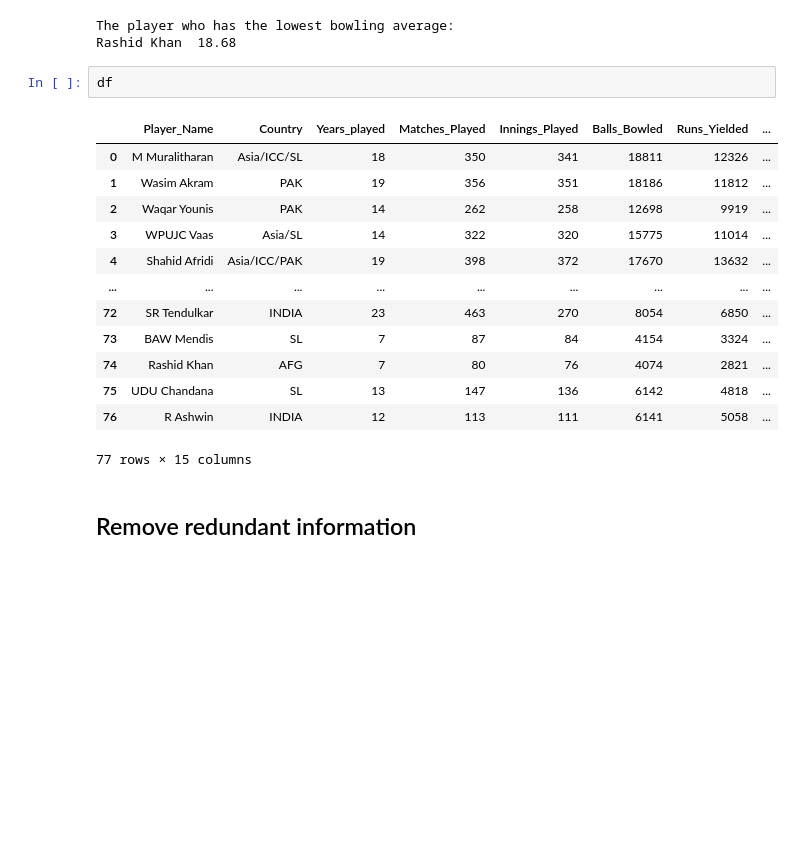
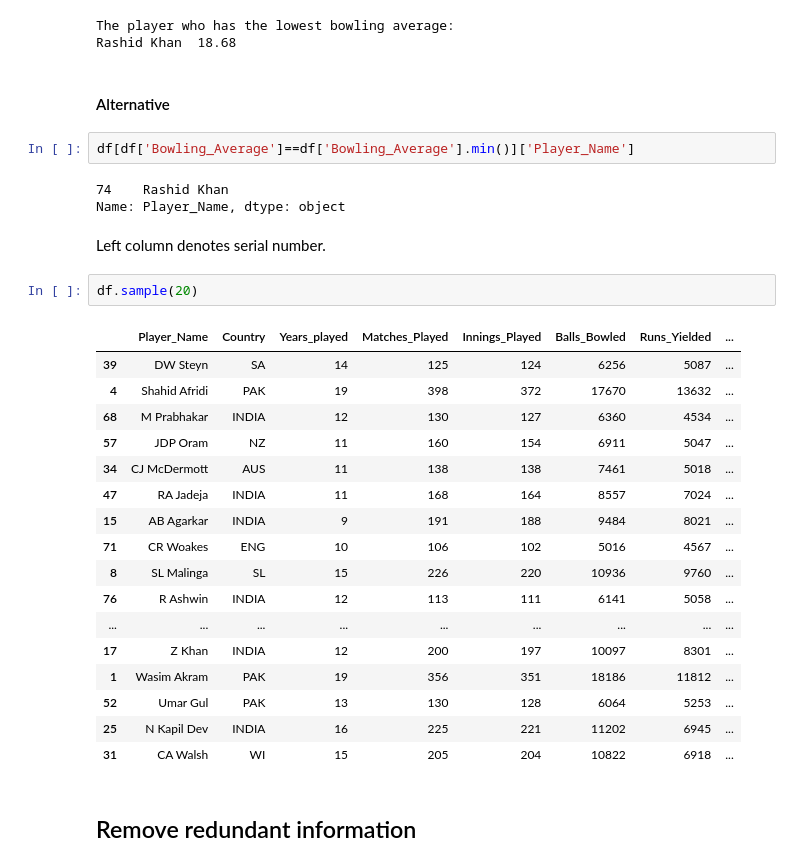
Before and after one commit to AudityGhosh/ODI_cricket_analysis, a Jupyter notebook: ODI_bowlers_analysis.ipynb, the cells around one changed output. Drawn from its saved outputs; the diff is of its cells as text; blank space fills up the shorter version.

```diff
--- a/ODI_bowlers_analysis.ipynb
+++ b/ODI_bowlers_analysis.ipynb
@@ -328,22 +377,35 @@ for player,avg in zip(df["Player_Name"],df["Bowling_Average"]):
 # %% [output]
 The player who has the lowest bowling average:
 Rashid Khan  18.68
+# %% [markdown]
+#### Alternative
+# %%
+df[df['Bowling_Average']==df['Bowling_Average'].min()]['Player_Name']
+# %% [output]
+74    Rashid Khan
+Name: Player_Name, dtype: object
+# %% [markdown]
+Left column denotes serial number.
 # %%
-df
+df.sample(20)
 # %% [output]
 |  | Player_Name | Country | Years_played | Matches_Played | Innings_Played | Balls_Bowled | Runs_Yielded | ... |
-| 0 | M Muralitharan | Asia/ICC/SL | 18 | 350 | 341 | 18811 | 12326 | ... |
+| 39 | DW Steyn | SA | 14 | 125 | 124 | 6256 | 5087 | ... |
+| 4 | Shahid Afridi | PAK | 19 | 398 | 372 | 17670 | 13632 | ... |
+| 68 | M Prabhakar | INDIA | 12 | 130 | 127 | 6360 | 4534 | ... |
+| 57 | JDP Oram | NZ | 11 | 160 | 154 | 6911 | 5047 | ... |
+| 34 | CJ McDermott | AUS | 11 | 138 | 138 | 7461 | 5018 | ... |
+| 47 | RA Jadeja | INDIA | 11 | 168 | 164 | 8557 | 7024 | ... |
+| 15 | AB Agarkar | INDIA | 9 | 191 | 188 | 9484 | 8021 | ... |
+| 71 | CR Woakes | ENG | 10 | 106 | 102 | 5016 | 4567 | ... |
+| 8 | SL Malinga | SL | 15 | 226 | 220 | 10936 | 9760 | ... |
+| 76 | R Ashwin | INDIA | 12 | 113 | 111 | 6141 | 5058 | ... |
+| ... | ... | ... | ... | ... | ... | ... | ... | ... |
+| 17 | Z Khan | INDIA | 12 | 200 | 197 | 10097 | 8301 | ... |
 | 1 | Wasim Akram | PAK | 19 | 356 | 351 | 18186 | 11812 | ... |
-| 2 | Waqar Younis | PAK | 14 | 262 | 258 | 12698 | 9919 | ... |
-| 3 | WPUJC Vaas | Asia/SL | 14 | 322 | 320 | 15775 | 11014 | ... |
-| 4 | Shahid Afridi | Asia/ICC/PAK | 19 | 398 | 372 | 17670 | 13632 | ... |
-| ... | ... | ... | ... | ... | ... | ... | ... | ... |
-| 72 | SR Tendulkar | INDIA | 23 | 463 | 270 | 8054 | 6850 | ... |
-| 73 | BAW Mendis | SL | 7 | 87 | 84 | 4154 | 3324 | ... |
-| 74 | Rashid Khan | AFG | 7 | 80 | 76 | 4074 | 2821 | ... |
-| 75 | UDU Chandana | SL | 13 | 147 | 136 | 6142 | 4818 | ... |
-| 76 | R Ashwin | INDIA | 12 | 113 | 111 | 6141 | 5058 | ... |
+| 52 | Umar Gul | PAK | 13 | 130 | 128 | 6064 | 5253 | ... |
+| 25 | N Kapil Dev | INDIA | 16 | 225 | 221 | 11202 | 6945 | ... |
+| 31 | CA Walsh | WI | 15 | 205 | 204 | 10822 | 6918 | ... |
-77 rows × 15 columns
 # %% [markdown]
 ## Remove redundant information
 # %%
```
Also changed, not shown: parts of 20 cells of this notebook.
